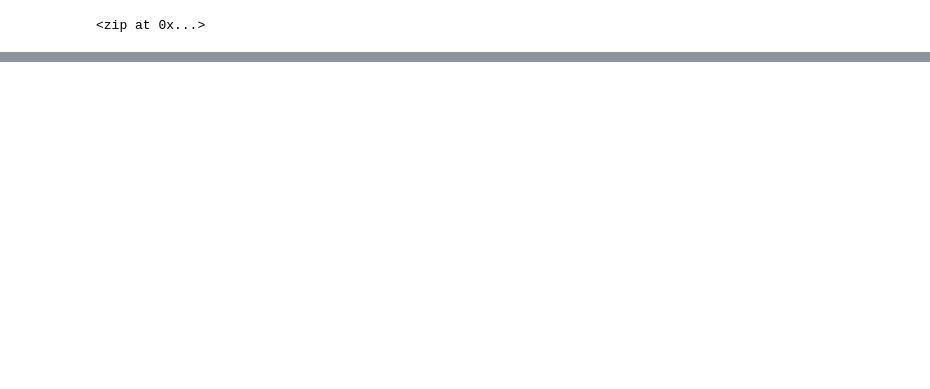
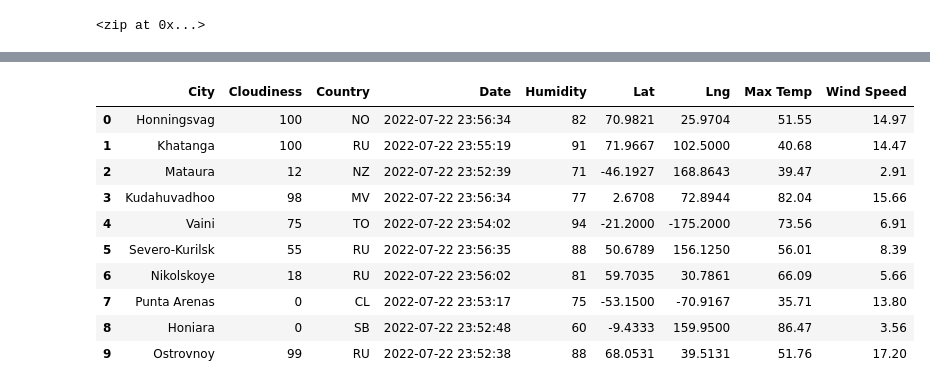
Before and after one commit to lucaskocisko/World_Weather_Analysis, a Jupyter notebook: WeatherPy.ipynb, the cells around one changed output, grey strips where cells are left out. Saved outputs shown, nothing was run; the diff lists cells and outputs as text; code cells hidden in the pictures; blank space fills up the shorter version.

```diff
--- a/WeatherPy.ipynb
+++ b/WeatherPy.ipynb
@@ -77,0 +106,4 @@ len(cities)
+# %%
+# Starting URL for Weather Map API Call.
+url = "http://api.openweathermap.org/data/2.5/weather?units=Imperial&APPID=" + weather_api_key
+print(url)
@@ -77,0 +195,16 @@ len(cities)
+# %%
+# Convert the array of dictionaries to a Pandas DataFrame.
+city_data_df = pd.DataFrame(city_data)
+city_data_df.head(10)
+# %% [output]
+|  | City | Cloudiness | Country | Date | Humidity | Lat | Lng | Max Temp | Wind Speed |
+| 0 | Honningsvag | 100 | NO | 2022-07-22 23:56:34 | 82 | 70.9821 | 25.9704 | 51.55 | 14.97 |
+| 1 | Khatanga | 100 | RU | 2022-07-22 23:55:19 | 91 | 71.9667 | 102.5000 | 40.68 | 14.47 |
+| 2 | Mataura | 12 | NZ | 2022-07-22 23:52:39 | 71 | -46.1927 | 168.8643 | 39.47 | 2.91 |
+| 3 | Kudahuvadhoo | 98 | MV | 2022-07-22 23:56:34 | 77 | 2.6708 | 72.8944 | 82.04 | 15.66 |
+| 4 | Vaini | 75 | TO | 2022-07-22 23:54:02 | 94 | -21.2000 | -175.2000 | 73.56 | 6.91 |
+| 5 | Severo-Kurilsk | 55 | RU | 2022-07-22 23:56:35 | 88 | 50.6789 | 156.1250 | 56.01 | 8.39 |
+| 6 | Nikolskoye | 18 | RU | 2022-07-22 23:56:02 | 81 | 59.7035 | 30.7861 | 66.09 | 5.66 |
+| 7 | Punta Arenas | 0 | CL | 2022-07-22 23:53:17 | 75 | -53.1500 | -70.9167 | 35.71 | 13.80 |
+| 8 | Honiara | 0 | SB | 2022-07-22 23:52:48 | 60 | -9.4333 | 159.9500 | 86.47 | 3.56 |
+| 9 | Ostrovnoy | 99 | RU | 2022-07-22 23:52:38 | 88 | 68.0531 | 39.5131 | 51.76 | 17.20 |
```
Also changed, not shown: parts of 11 cells of this notebook, 1 other file.
